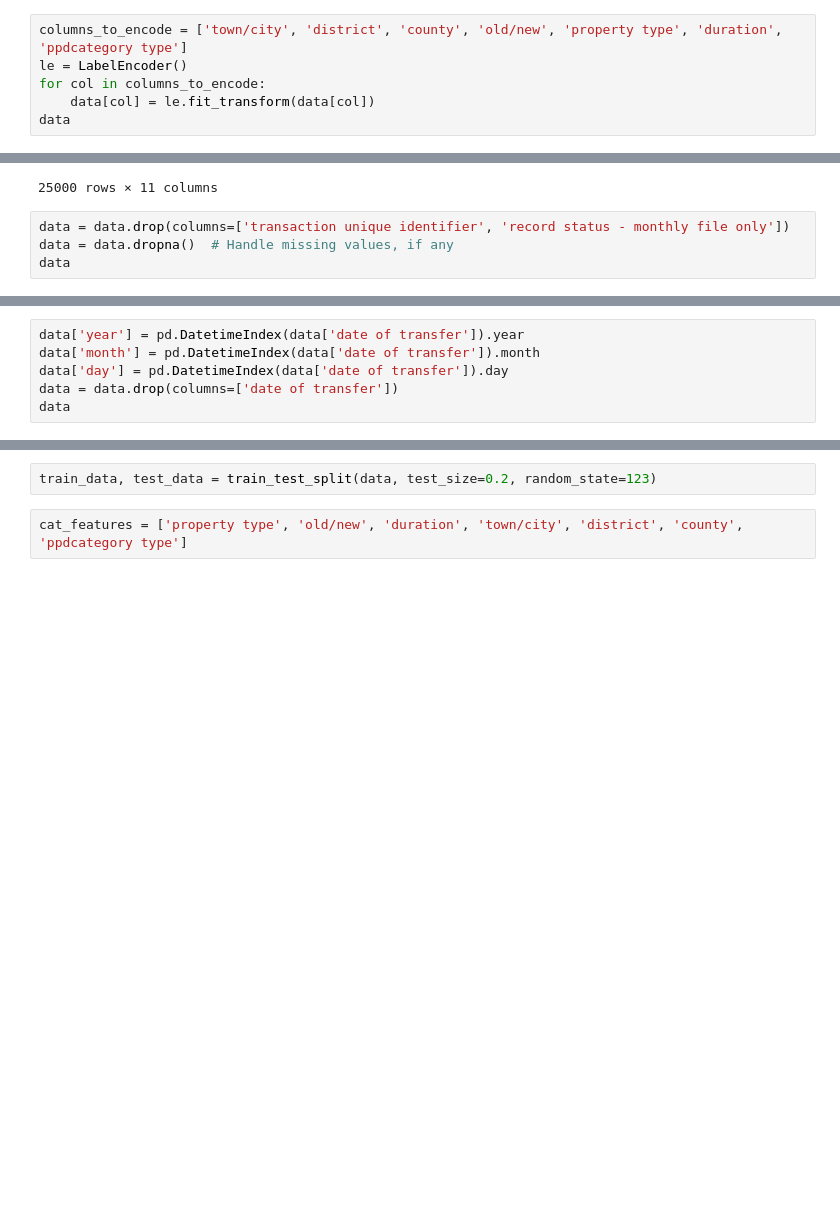
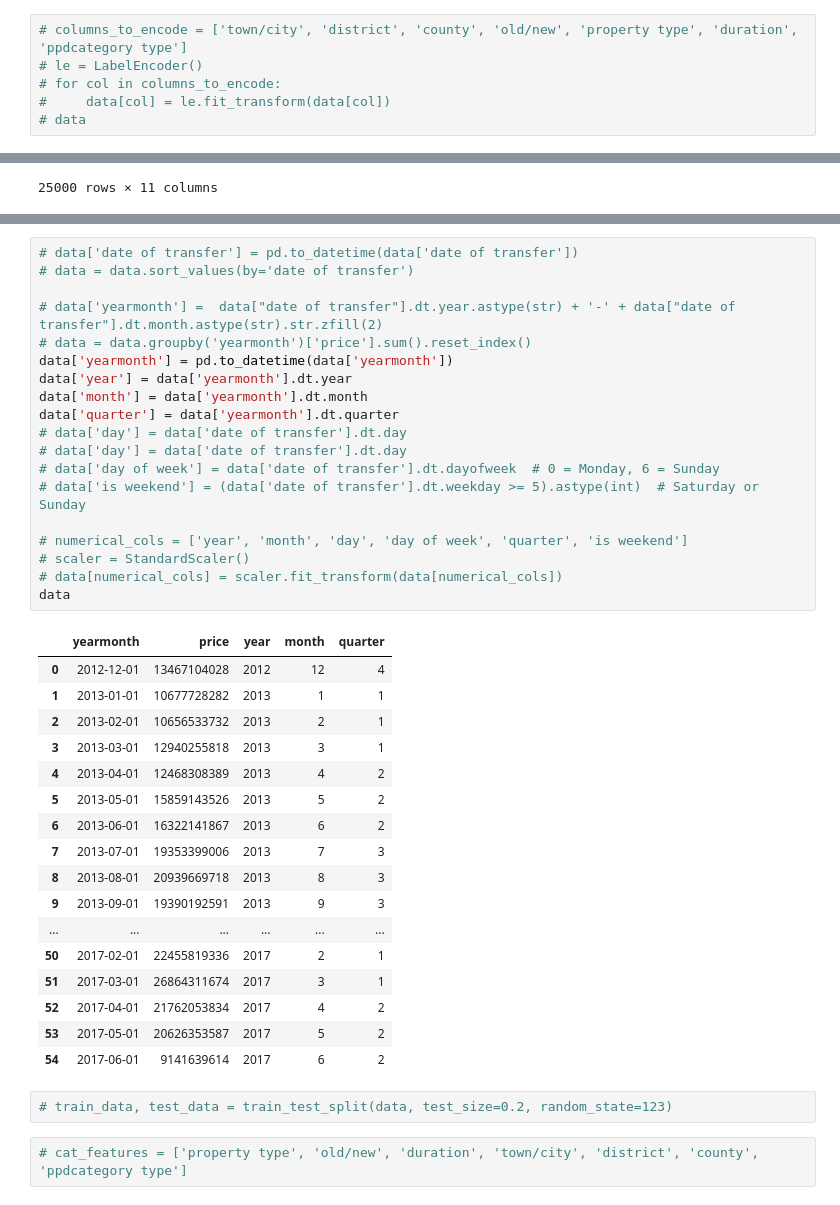
Before and after one commit to RedwanHr/CloudAI, a Jupyter notebook: UKHousing/Model.ipynb, the cells around one changed output, grey strips where cells are left out. Drawn from its saved outputs; the diff is of its cells as text; blank space fills up the shorter version.

```diff
--- a/UKHousing/Model.ipynb
+++ b/UKHousing/Model.ipynb
@@ -71,11 +89,11 @@ data
 # data[['price']] = StandardScaler().fit_transform(data[['price']])
 # data
 # %%
-columns_to_encode = ['town/city', 'district', 'county', 'old/new', 'property type', 'duration', 'ppdcategory type']
-le = LabelEncoder()
-for col in columns_to_encode:
-    data[col] = le.fit_transform(data[col])
-data
+# columns_to_encode = ['town/city', 'district', 'county', 'old/new', 'property type', 'duration', 'ppdcategory type']
+# le = LabelEncoder()
+# for col in columns_to_encode:
+#     data[col] = le.fit_transform(data[col])
+# data
 # %% [output]
 |  | transaction unique identifier | price | date of transfer | property type | old/new | duration | town/city | ... |
 | 0 | {81B82214-7FBC-4129-9F6B-4956B4A6... | 25000 | 1995-08-18 | 3 | 0 | 0 | 664 | ... |
@@ -90,7 +108,3 @@ data
 | 24998 | {00B2D6E2-CFAE-4E16-A701-25D2E826... | 240000 | 1995-04-03 | 3 | 0 | 0 | 553 | ... |
 | 24999 | {DB7A5365-4B69-44E7-BF77-25D2ED79... | 50250 | 1995-01-06 | 2 | 0 | 0 | 195 | ... |
 25000 rows × 11 columns
-# %%
-data = data.drop(columns=['transaction unique identifier', 'record status - monthly file only'])
-data = data.dropna()  # Handle missing values, if any
-data
@@ -111,6 +110,0 @@ data
-# %%
-data['year'] = pd.DatetimeIndex(data['date of transfer']).year
-data['month'] = pd.DatetimeIndex(data['date of transfer']).month
-data['day'] = pd.DatetimeIndex(data['date of transfer']).day
-data = data.drop(columns=['date of transfer'])
-data
@@ -131,4 +131,41 @@ data
+# %%
+# data['date of transfer'] = pd.to_datetime(data['date of transfer'])
+# data = data.sort_values(by='date of transfer')
+
+# data['yearmonth'] =  data["date of transfer"].dt.year.astype(str) + '-' + data["date of transfer"].dt.month.astype(str).str.zfill(2)
+# data = data.groupby('yearmonth')['price'].sum().reset_index()
+data['yearmonth'] = pd.to_datetime(data['yearmonth'])
+data['year'] = data['yearmonth'].dt.year
+data['month'] = data['yearmonth'].dt.month
+data['quarter'] = data['yearmonth'].dt.quarter
+# data['day'] = data['date of transfer'].dt.day
+# data['day'] = data['date of transfer'].dt.day
+# data['day of week'] = data['date of transfer'].dt.dayofweek  # 0 = Monday, 6 = Sunday
+# data['is weekend'] = (data['date of transfer'].dt.weekday >= 5).astype(int)  # Saturday or Sunday
+
+# numerical_cols = ['year', 'month', 'day', 'day of week', 'quarter', 'is weekend']
+# scaler = StandardScaler()
+# data[numerical_cols] = scaler.fit_transform(data[numerical_cols])
+data
+# %% [output]
+|  | yearmonth | price | year | month | quarter |
+| 0 | 2012-12-01 | 13467104028 | 2012 | 12 | 4 |
+| 1 | 2013-01-01 | 10677728282 | 2013 | 1 | 1 |
+| 2 | 2013-02-01 | 10656533732 | 2013 | 2 | 1 |
+| 3 | 2013-03-01 | 12940255818 | 2013 | 3 | 1 |
+| 4 | 2013-04-01 | 12468308389 | 2013 | 4 | 2 |
+| 5 | 2013-05-01 | 15859143526 | 2013 | 5 | 2 |
+| 6 | 2013-06-01 | 16322141867 | 2013 | 6 | 2 |
+| 7 | 2013-07-01 | 19353399006 | 2013 | 7 | 3 |
+| 8 | 2013-08-01 | 20939669718 | 2013 | 8 | 3 |
+| 9 | 2013-09-01 | 19390192591 | 2013 | 9 | 3 |
+| ... | ... | ... | ... | ... | ... |
+| 50 | 2017-02-01 | 22455819336 | 2017 | 2 | 1 |
+| 51 | 2017-03-01 | 26864311674 | 2017 | 3 | 1 |
+| 52 | 2017-04-01 | 21762053834 | 2017 | 4 | 2 |
+| 53 | 2017-05-01 | 20626353587 | 2017 | 5 | 2 |
+| 54 | 2017-06-01 | 9141639614 | 2017 | 6 | 2 |
 # %%
-train_data, test_data = train_test_split(data, test_size=0.2, random_state=123)
+# train_data, test_data = train_test_split(data, test_size=0.2, random_state=123)
 # %%
-cat_features = ['property type', 'old/new', 'duration', 'town/city', 'district', 'county', 'ppdcategory type']
+# cat_features = ['property type', 'old/new', 'duration', 'town/city', 'district', 'county', 'ppdcategory type']
```
Also changed, not shown: parts of 13 cells of this notebook, 21 other files.
